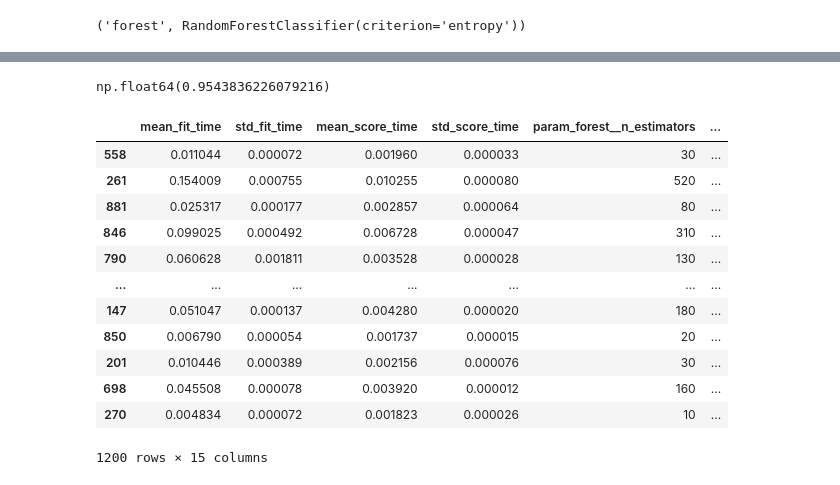
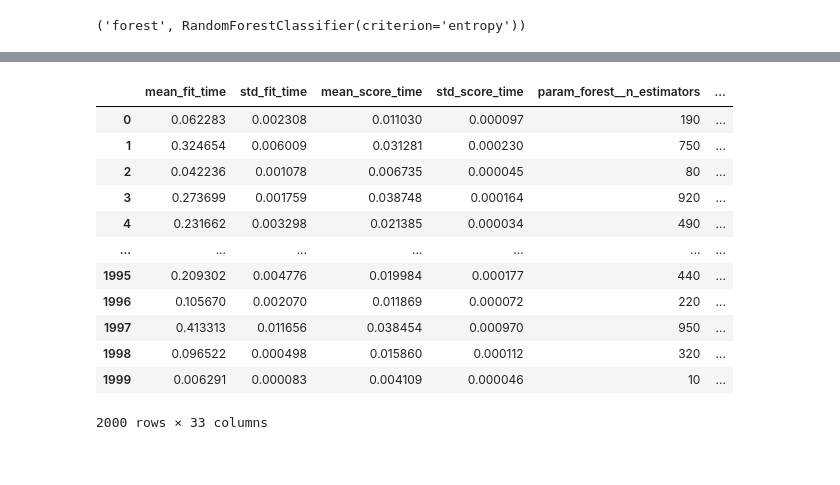
Before and after one commit to jorgos2305/IU_Model_engineering, a Jupyter notebook: notebooks/2_Modeling.ipynb, the cells around one changed output, grey strips where cells are left out. Drawn from its saved outputs; the diff is of its cells as text; code cells hidden in the pictures.

```diff
--- a/notebooks/2_Modeling.ipynb
+++ b/notebooks/2_Modeling.ipynb
@@ -758,14 +926,23 @@ Pipeline(steps=[('transformer',
                 ('logistic_regression',
                  LogisticRegression(C=1, l1_ratio=1, max_iter=1000,
                                     solver='liblinear'))])
+# %%
+# use this to avoid ZeroDivision warning when calculating precision
+scoring = {
+    "f1": "f1",
+    "precision": make_scorer(precision_score, zero_division=0),
+    "recall": "recall",
+    "roc_auc": "roc_auc"
+}
 # %%
 logistic_search = RandomizedSearchCV(
     logistic_pipe,
     param_distributions=logistic_param_distributions,
-    n_iter=1200,
+    n_iter=2000,
     cv=cv,
-    scoring="f1",
-    error_score="raise"
+    scoring=scoring,
+    error_score="raise",
+    refit="f1"
 )
 logistic_search
 # %% [output]
@@ -895,7 +1154,7 @@ forest
 ('forest', RandomForestClassifier(criterion='entropy'))
 # %%
 forest_param_distributions = {
-    "forest__n_estimators" : np.arange(10, 1000, 10),
+    "forest__n_estimators" : np.arange(10, 1010, 10),
     "forest__criterion" : ["gini", "entropy"],
     "forest__max_depth" : np.arange(2,22,2),
     "forest__max_features" : [10, "sqrt", None]
@@ -910,10 +1169,11 @@ forest_pipe = Pipeline([
 forest_search = RandomizedSearchCV(
     forest_pipe,
     param_distributions=forest_param_distributions,
-    n_iter=1200,
+    n_iter=2000,
     cv=cv,
-    scoring="f1",
-    error_score="raise"
+    scoring=scoring,
+    error_score="raise",
+    refit="f1"
 )
 forest_search
 # %% [output]
@@ -957,22 +1221,18 @@ RandomizedSearchCV(cv=StratifiedKFold(n_splits=3, random_state=None, shuffle=Tru
-# %%
-forest_search.best_score_
-# %% [output]
-np.float64(0.9543836226079216)
 # %%
-forest_best_scores = pd.DataFrame(forest_search.cv_results_).sort_values(by="mean_test_score", ascending=False)
+forest_best_scores = pd.DataFrame(forest_search.cv_results_)
 forest_best_scores
 # %% [output]
 |  | mean_fit_time | std_fit_time | mean_score_time | std_score_time | param_forest__n_estimators | ... |
-| 558 | 0.011044 | 0.000072 | 0.001960 | 0.000033 | 30 | ... |
-| 261 | 0.154009 | 0.000755 | 0.010255 | 0.000080 | 520 | ... |
-| 881 | 0.025317 | 0.000177 | 0.002857 | 0.000064 | 80 | ... |
-| 846 | 0.099025 | 0.000492 | 0.006728 | 0.000047 | 310 | ... |
-| 790 | 0.060628 | 0.001811 | 0.003528 | 0.000028 | 130 | ... |
+| 0 | 0.062283 | 0.002308 | 0.011030 | 0.000097 | 190 | ... |
+| 1 | 0.324654 | 0.006009 | 0.031281 | 0.000230 | 750 | ... |
+| 2 | 0.042236 | 0.001078 | 0.006735 | 0.000045 | 80 | ... |
+| 3 | 0.273699 | 0.001759 | 0.038748 | 0.000164 | 920 | ... |
+| 4 | 0.231662 | 0.003298 | 0.021385 | 0.000034 | 490 | ... |
 | ... | ... | ... | ... | ... | ... | ... |
-| 147 | 0.051047 | 0.000137 | 0.004280 | 0.000020 | 180 | ... |
-| 850 | 0.006790 | 0.000054 | 0.001737 | 0.000015 | 20 | ... |
-| 201 | 0.010446 | 0.000389 | 0.002156 | 0.000076 | 30 | ... |
-| 698 | 0.045508 | 0.000078 | 0.003920 | 0.000012 | 160 | ... |
-| 270 | 0.004834 | 0.000072 | 0.001823 | 0.000026 | 10 | ... |
+| 1995 | 0.209302 | 0.004776 | 0.019984 | 0.000177 | 440 | ... |
+| 1996 | 0.105670 | 0.002070 | 0.011869 | 0.000072 | 220 | ... |
+| 1997 | 0.413313 | 0.011656 | 0.038454 | 0.000970 | 950 | ... |
+| 1998 | 0.096522 | 0.000498 | 0.015860 | 0.000112 | 320 | ... |
+| 1999 | 0.006291 | 0.000083 | 0.004109 | 0.000046 | 10 | ... |
-1200 rows × 15 columns
+2000 rows × 33 columns
 # %%
```
Also changed, not shown: parts of 59 cells of this notebook, 3 other files.
